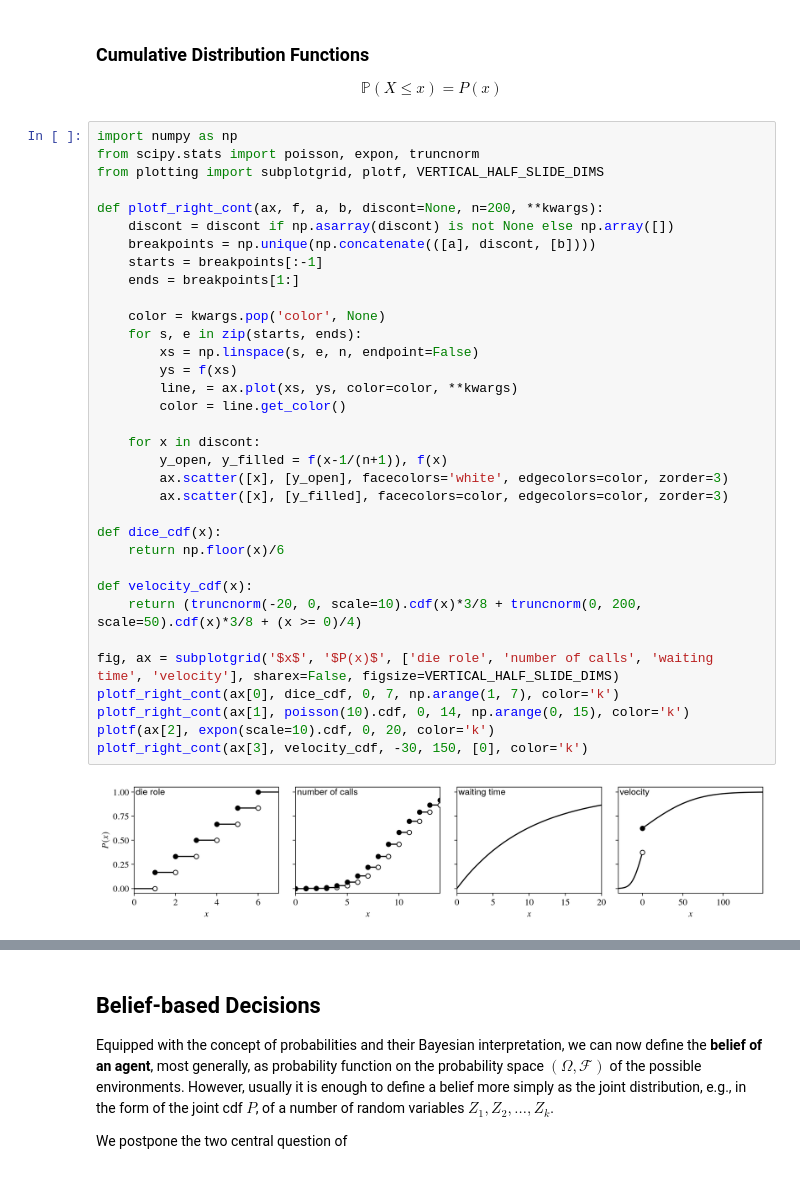
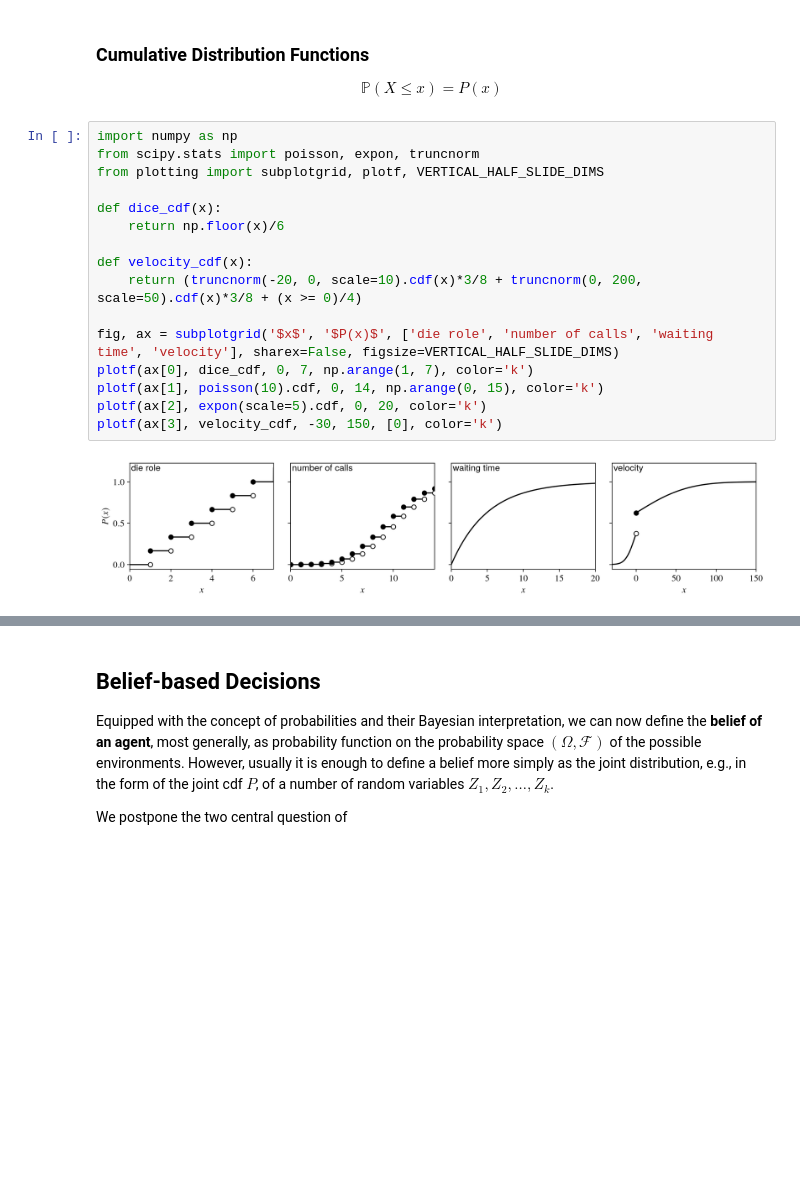
Before and after one commit to marioboley/Uni-Haifa-214.4312-Code, a Jupyter notebook: 1.1_introduction.ipynb, the cells around one changed output, grey strips where cells are left out. Cells and saved outputs as stored; diff of their text form; blank space fills up the shorter version.

Commit message:
left discont

```diff
--- a/1.1_introduction.ipynb
+++ b/1.1_introduction.ipynb
@@ -204,36 +204,18 @@ $$
 # %%
 import numpy as np
 from scipy.stats import poisson, expon, truncnorm
 from plotting import subplotgrid, plotf, VERTICAL_HALF_SLIDE_DIMS
-
-def plotf_right_cont(ax, f, a, b, discont=None, n=200, **kwargs):
-    discont = discont if np.asarray(discont) is not None else np.array([])
-    breakpoints = np.unique(np.concatenate(([a], discont, [b])))
-    starts = breakpoints[:-1]
-    ends = breakpoints[1:]
-
-    color = kwargs.pop('color', None)
-    for s, e in zip(starts, ends):
-        xs = np.linspace(s, e, n, endpoint=False)
-        ys = f(xs)
-        line, = ax.plot(xs, ys, color=color, **kwargs)
-        color = line.get_color()
-
-    for x in discont:
-        y_open, y_filled = f(x-1/(n+1)), f(x)
-        ax.scatter([x], [y_open], facecolors='white', edgecolors=color, zorder=3)
-        ax.scatter([x], [y_filled], facecolors=color, edgecolors=color, zorder=3)
 
 def dice_cdf(x):
     return np.floor(x)/6
 
 def velocity_cdf(x):
     return (truncnorm(-20, 0, scale=10).cdf(x)*3/8 + truncnorm(0, 200, scale=50).cdf(x)*3/8 + (x >= 0)/4)
 
 fig, ax = subplotgrid('$x$', '$P(x)$', ['die role', 'number of calls', 'waiting time', 'velocity'], sharex=False, figsize=VERTICAL_HALF_SLIDE_DIMS)
-plotf_right_cont(ax[0], dice_cdf, 0, 7, np.arange(1, 7), color='k')
-plotf_right_cont(ax[1], poisson(10).cdf, 0, 14, np.arange(0, 15), color='k')
-plotf(ax[2], expon(scale=10).cdf, 0, 20, color='k')
-plotf_right_cont(ax[3], velocity_cdf, -30, 150, [0], color='k')
+plotf(ax[0], dice_cdf, 0, 7, np.arange(1, 7), color='k')
+plotf(ax[1], poisson(10).cdf, 0, 14, np.arange(0, 15), color='k')
+plotf(ax[2], expon(scale=5).cdf, 0, 20, color='k')
+plotf(ax[3], velocity_cdf, -30, 150, [0], color='k')
 # %% [output]
-[figure, old version]
+[figure, new version]
```
Also changed, not shown: parts of 6 cells of this notebook, 1 other file.
